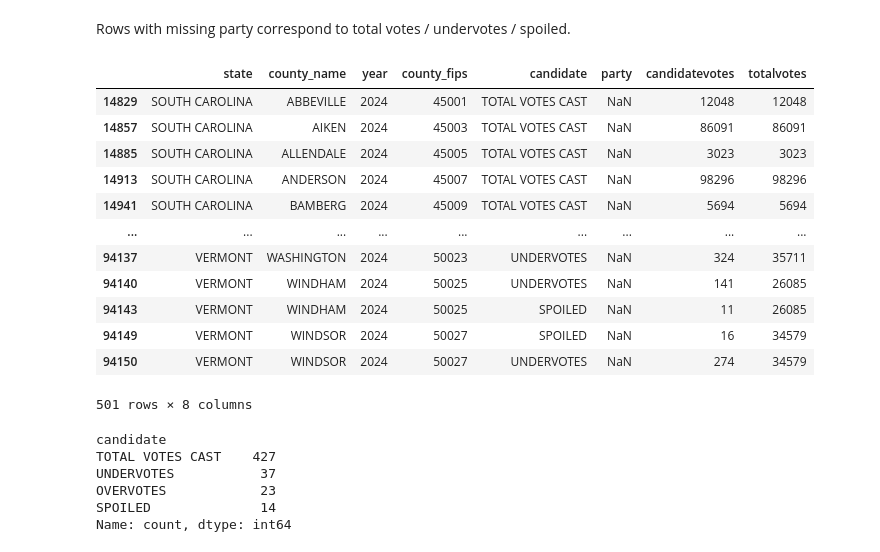
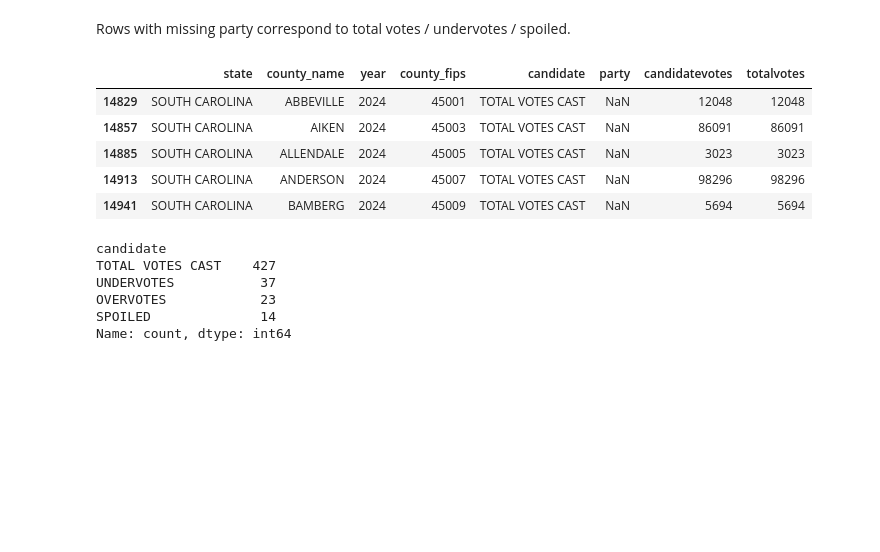
Before and after one commit to chiabingxuan/pollytics, a Jupyter notebook: src/backend/etl/us_county_pres_processing.ipynb, the cells around one changed output. Cells and saved outputs as stored; diff of their text form; code cells hidden in the pictures; blank space fills up the shorter version.

```diff
--- a/src/backend/etl/us_county_pres_processing.ipynb
+++ b/src/backend/etl/us_county_pres_processing.ipynb
@@ -48,3 +73,10 @@ pres_election_df.head()
+# %%
+KANSAS_CITY_MO_FIPS = 2938000
+
+pres_election_df["county_fips"] = pres_election_df.apply(
+    lambda row: KANSAS_CITY_MO_FIPS if ((row["state"] == "MISSOURI") and (row["county_name"] == "KANSAS CITY"))
+    else row["county_fips"], axis=1
+)
 # %% [markdown]
 We format the county names of Alaska. Some rows have leading zeroes in the county (eg. District 01) while others do not (eg. District 1), so we make these consistent by removing all leading zeroes. We also remove District 99, given that it is used to categorise and track statewide absentee, military, and overseas ballots that are processed centrally rather than at a local precinct.
 # %%
@@ -157,21 +189,14 @@ pres_election_df = pres_election_df.drop(columns=["mode"])
 Rows with missing party correspond to total votes / undervotes / spoiled.
 # %%
 rows_with_missing_party = pres_election_df[pres_election_df["party"].isna()]
-rows_with_missing_party
+rows_with_missing_party.head()
 # %% [output]
 |  | state | county_name | year | county_fips | candidate | party | candidatevotes | totalvotes |
 | 14829 | SOUTH CAROLINA | ABBEVILLE | 2024 | 45001 | TOTAL VOTES CAST | NaN | 12048 | 12048 |
 | 14857 | SOUTH CAROLINA | AIKEN | 2024 | 45003 | TOTAL VOTES CAST | NaN | 86091 | 86091 |
 | 14885 | SOUTH CAROLINA | ALLENDALE | 2024 | 45005 | TOTAL VOTES CAST | NaN | 3023 | 3023 |
 | 14913 | SOUTH CAROLINA | ANDERSON | 2024 | 45007 | TOTAL VOTES CAST | NaN | 98296 | 98296 |
 | 14941 | SOUTH CAROLINA | BAMBERG | 2024 | 45009 | TOTAL VOTES CAST | NaN | 5694 | 5694 |
-| ... | ... | ... | ... | ... | ... | ... | ... | ... |
-| 94137 | VERMONT | WASHINGTON | 2024 | 50023 | UNDERVOTES | NaN | 324 | 35711 |
-| 94140 | VERMONT | WINDHAM | 2024 | 50025 | UNDERVOTES | NaN | 141 | 26085 |
-| 94143 | VERMONT | WINDHAM | 2024 | 50025 | SPOILED | NaN | 11 | 26085 |
-| 94149 | VERMONT | WINDSOR | 2024 | 50027 | SPOILED | NaN | 16 | 34579 |
-| 94150 | VERMONT | WINDSOR | 2024 | 50027 | UNDERVOTES | NaN | 274 | 34579 |
-501 rows × 8 columns
 # %%
 rows_with_missing_party["candidate"].value_counts(dropna=False)
 # %% [output]
```
Also changed, not shown: parts of 26 cells of this notebook, 2 other files.
